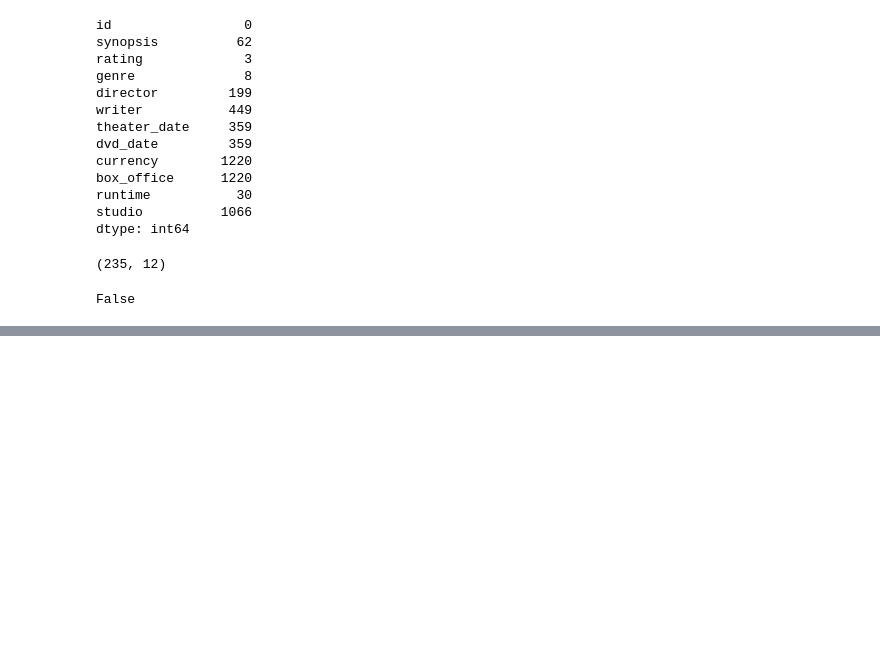
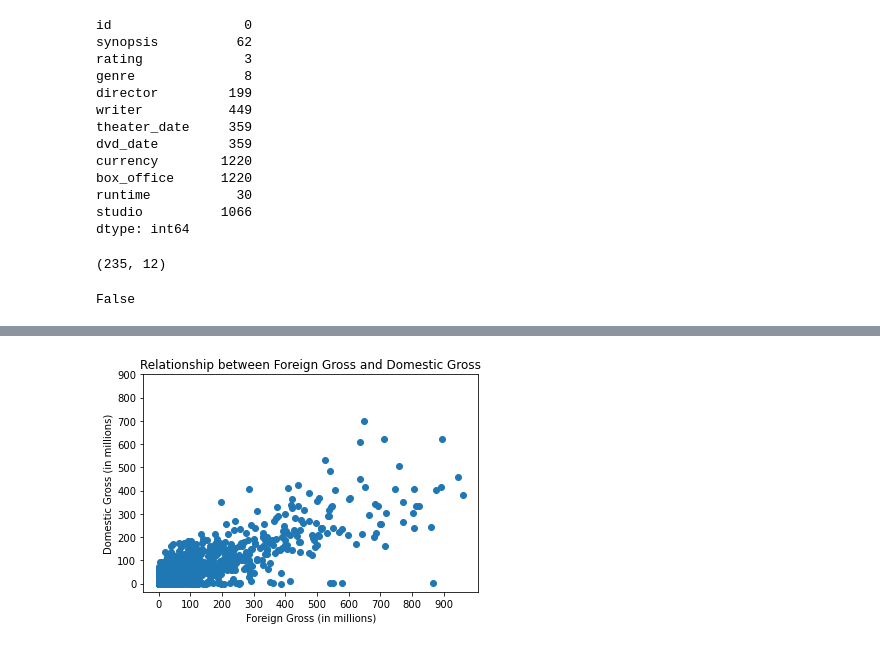
Before and after one commit to MercyKiragu/MICROSOFT-MOVIES-STUDIO, a Jupyter notebook: student.ipynb, the cells around one changed output, grey strips where cells are left out. Saved outputs shown, nothing was run; the diff lists cells and outputs as text; code cells hidden in the pictures; blank space fills up the shorter version.

```diff
--- a/student.ipynb
+++ b/student.ipynb
@@ -588,0 +828,22 @@ False
+# %%
+# Create a scatter plot
+plt.scatter(bom_movies['foreign_gross'], bom_movies['domestic_gross'], color='tab:blue')
+plt.xlabel('Foreign Gross (in millions)')
+plt.ylabel('Domestic Gross (in millions)')
+plt.title('Relationship between Foreign Gross and Domestic Gross')
+
+# Set the tick values
+x_ticks = range(0, int(max(bom_movies['foreign_gross'])/1000000) + 1, 100)
+y_ticks = range(0, int(max(bom_movies['domestic_gross'])/1000000) + 1, 100)
+
+# Convert tick values to millions
+x_ticks_millions = [x * 1000000 for x in x_ticks]
+y_ticks_millions = [y * 1000000 for y in y_ticks]
+
+# Set the modified tick values
+plt.xticks(x_ticks_millions, x_ticks)
+plt.yticks(y_ticks_millions, y_ticks)
+
+plt.show()
+# %% [output]
+[figure, added]
```
Also changed, not shown: parts of 58 cells of this notebook.
